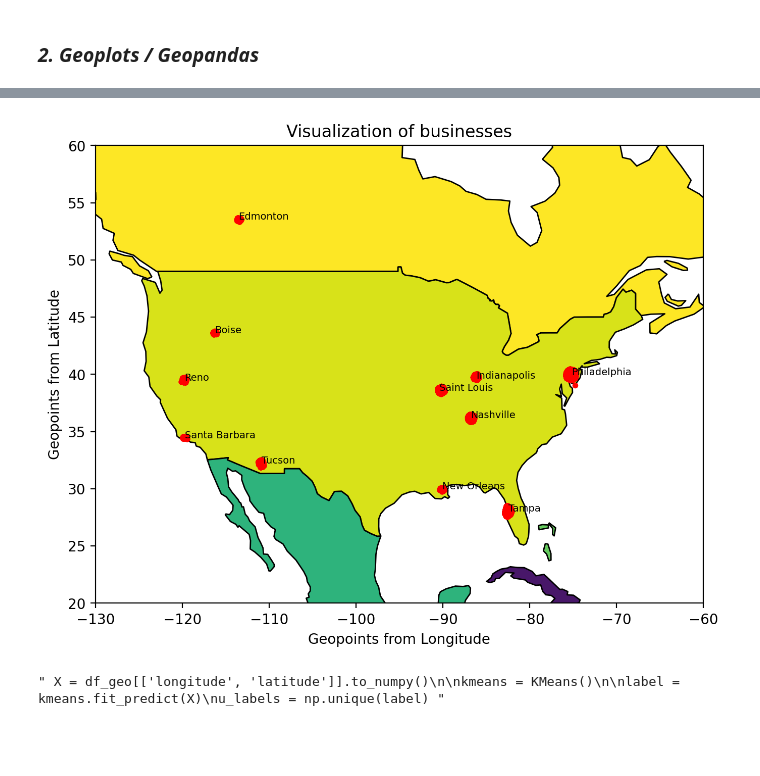
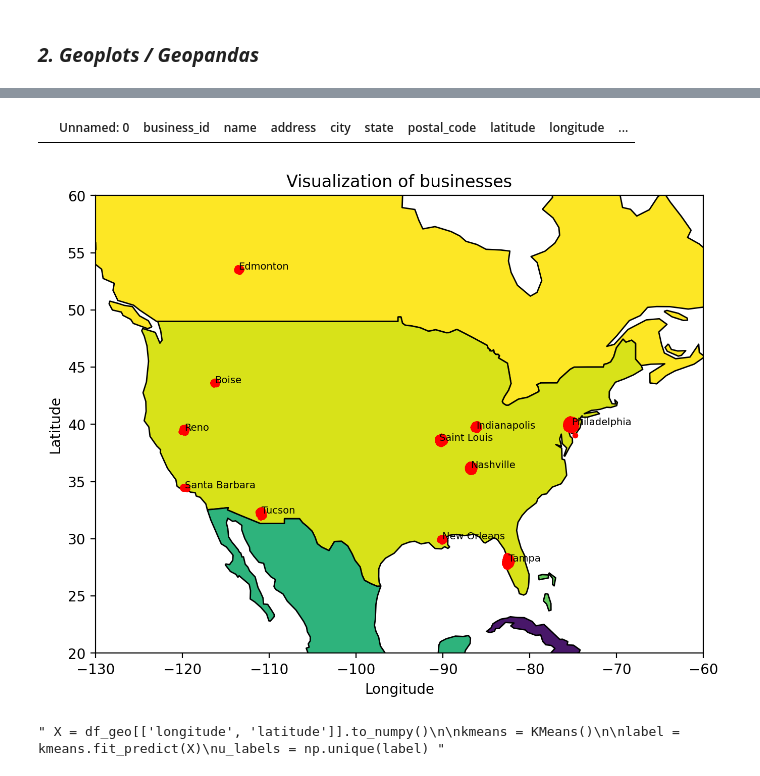
Before and after one commit to Jerwin87/Yelp-Capstone, a Jupyter notebook: notebooks/fb_geoplot.ipynb, the cells around one changed output, grey strips where cells are left out. Drawn from its saved outputs; the diff is of its cells as text; code cells hidden in the pictures; blank space fills up the shorter version.

```diff
--- a/notebooks/fb_geoplot.ipynb
+++ b/notebooks/fb_geoplot.ipynb
@@ -62,3 +64,8 @@ df_tmp[(df_tmp['latitude'] < 44.054) & (df_tmp['latitude'] > 43.889) & (df_tmp['
+# %%
+df_tmp.drop(144012, inplace=True) # THIS MUST GO INTO THE PROCESSING FILE!!!!
+df_tmp[(df_tmp['city'] == 'Bennington')]
+# %% [output]
+|  | Unnamed: 0 | business_id | name | address | city | state | postal_code | latitude | longitude | ... |
 # %%
 df_geo = df_tmp
 # %%
@@ -90,18 +97,18 @@ world = gpd.read_file(gpd.datasets.get_path('naturalearth_lowres'))
 # %%
 # Generate a layer consisting of NA map and another layer containing the location data, plotting both
 
 ax = world[world.continent == 'North America'].plot(color='white', edgecolor='black', cmap='viridis_r')  # NA map
 ax.set_xlim(-130, -60)
 ax.set_ylim(20, 60)
 ax.set_title('Visualization of businesses')
-ax.set_ylabel('Geopoints from Latitude')
-ax.set_xlabel('Geopoints from Longitude')
+ax.set_ylabel('Latitude')
+ax.set_xlabel('Longitude')
 
 geo.plot(ax=ax, color='red', markersize=10)    # Plot businesses
 for i, j in u_geo.iterrows():
     ax.annotate(text=j['city'], xy=j['coords'], fontsize=7, textcoords='data')
 # %% [output]
-[figure, old version]
+[figure, new version]
 # %%
 """ X = df_geo[['longitude', 'latitude']].to_numpy()
 
```
Also changed, not shown: parts of 1 cell of this notebook.
